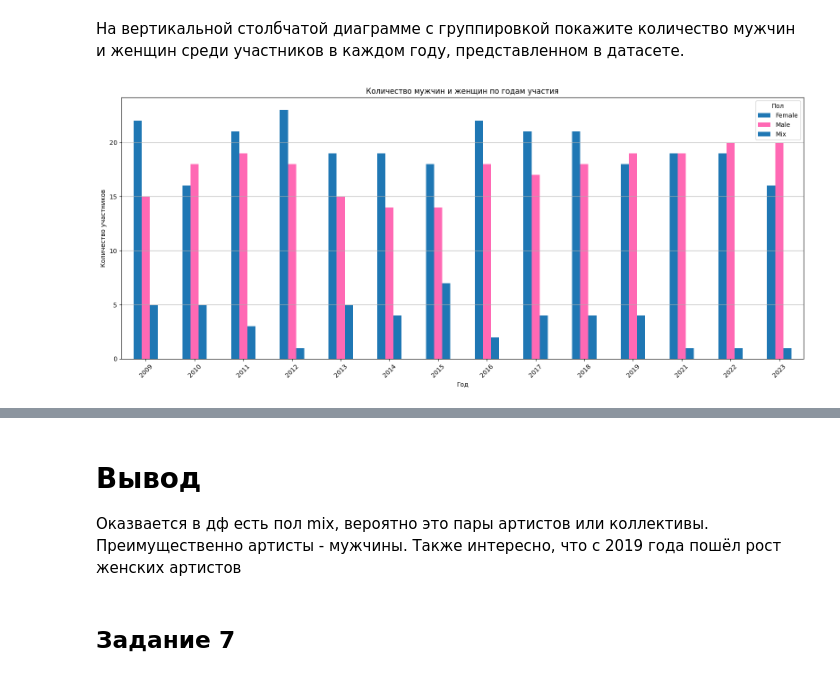
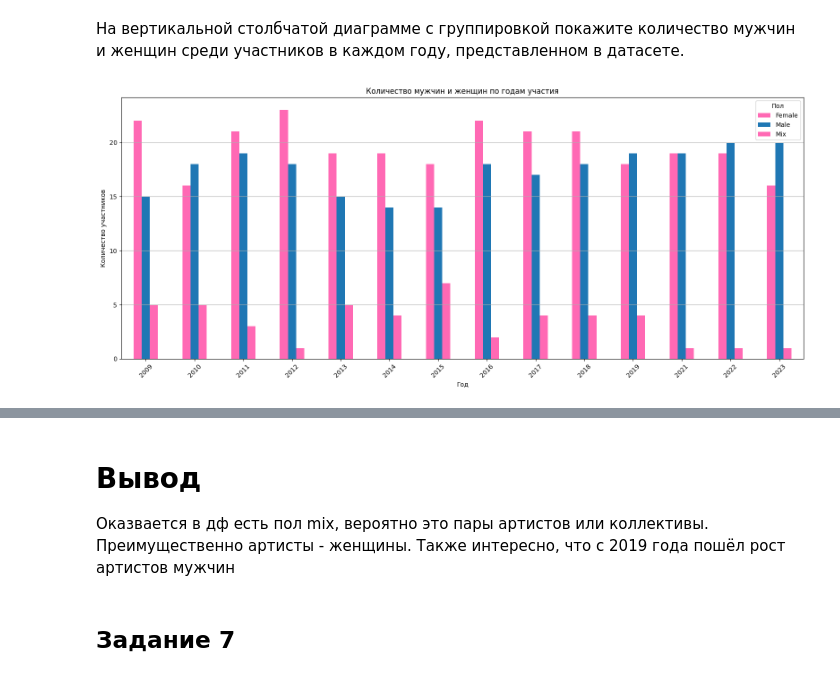
Before and after one commit to AndronIxI/cpp, a Jupyter notebook: МеВД_2_лаба.ipynb, the cells around one changed output, grey strips where cells are left out. Drawn from its saved outputs; the diff is of its cells as text; code cells hidden in the pictures.

```diff
--- a/МеВД_2_лаба.ipynb
+++ b/МеВД_2_лаба.ipynb
@@ -200,19 +308,45 @@ plt.show()
 # %%
 gender_counts = df.groupby(['year', 'gender']).size().unstack(fill_value=0)
 
 gender_counts.plot(
     kind='bar',
     figsize=(16, 7),
     title='Количество мужчин и женщин по годам участия',
-    color=['#1f77b4', '#ff69b4']
+    color=['#ff69b4', '#1f77b4']
 )
 
 plt.xlabel('Год')
 plt.ylabel('Количество участников')
 plt.xticks(rotation=45)
 plt.grid(True, axis='y')
 plt.legend(title='Пол')
 plt.tight_layout()
 plt.show()
+
+
+
+fig = go.Figure()
+
+for gender in gender_counts.columns:
+    fig.add_trace(go.Bar(
+        x=gender_counts.index,
+        y=gender_counts[gender],
+        name=gender,
+        marker_color='#ff69b4' if gender == 'Female' else '#1f77b4'
+    ))
+
+fig.update_layout(
+    title='Количество мужчин и женщин по годам участия (Plotly)',
+    xaxis_title='Год',
+    yaxis_title='Количество участников',
+    barmode='group',
+    bargap=0.15,
+    bargroupgap=0.05,
+    width=1500,
+    height=700,
+    template='simple_white'
+)
+
+fig.show()
 # %% [output]
-[figure, old version]
+[figure, new version]
@@ -219,6 +354,6 @@ plt.show()
 # %% [markdown]
 # Вывод
-Оказвается в дф есть пол mix, вероятно это пары артистов или коллективы. Преимущественно артисты - мужчины. Также интересно, что с 2019 года пошёл рост  женских артистов
+Оказвается в дф есть пол mix, вероятно это пары артистов или коллективы. Преимущественно артисты - женщины. Также интересно, что с 2019 года пошёл рост артистов мужчин
 # %% [markdown]
 ## Задание 7
 # %% [markdown]
```
Also changed, not shown: parts of 11 cells of this notebook.
